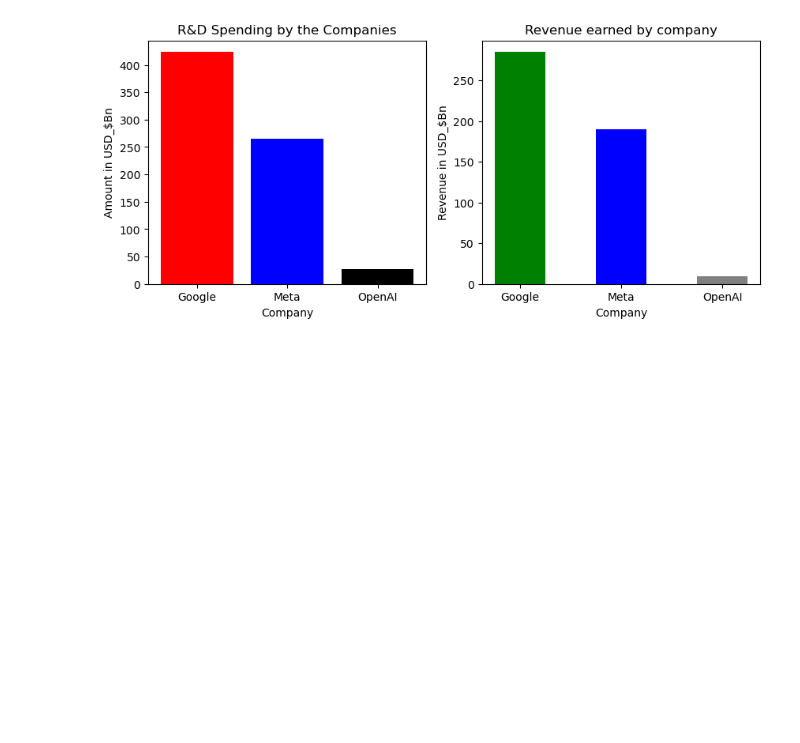
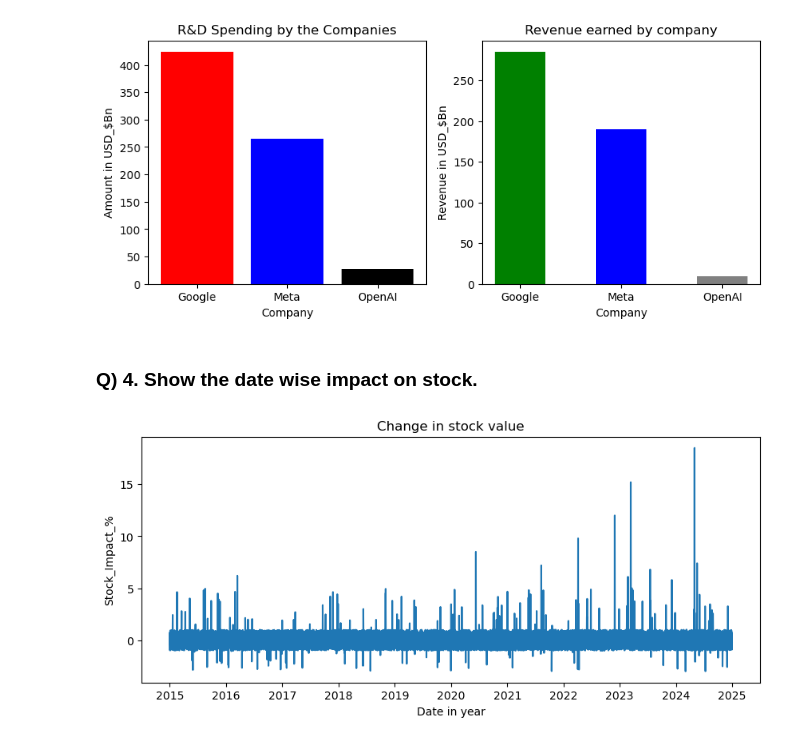
Before and after one commit to abdullahkhan-10/Python-Complete-Course, a Jupyter notebook: Python Projects/Intermediate Projects/3_financial_data.ipynb, the cells around one changed output. Drawn from its saved outputs; the diff is of its cells as text; code cells hidden in the pictures; blank space fills up the shorter version.

Commit message:
Impact on stock by date shown

```diff
--- a/Python Projects/Intermediate Projects/3_financial_data.ipynb
+++ b/Python Projects/Intermediate Projects/3_financial_data.ipynb
@@ -219,3 +219,18 @@ plt.ylabel("Revenue in USD_$Bn")
 plt.show()
 # %% [output]
 [figure]
+# %% [markdown]
+### Q) 4. Show the date wise impact on stock.
+# %%
+# show in graph
+
+plt.figure(figsize= (10,4))
+
+plt.plot(financial_data["Date"], financial_data["Stock_Impact_%"])
+plt.title("Change in stock value")
+plt.xlabel("Date in year")
+plt.ylabel("Stock_Impact_%")
+
+plt.show()
+# %% [output]
+[figure, added]
```
